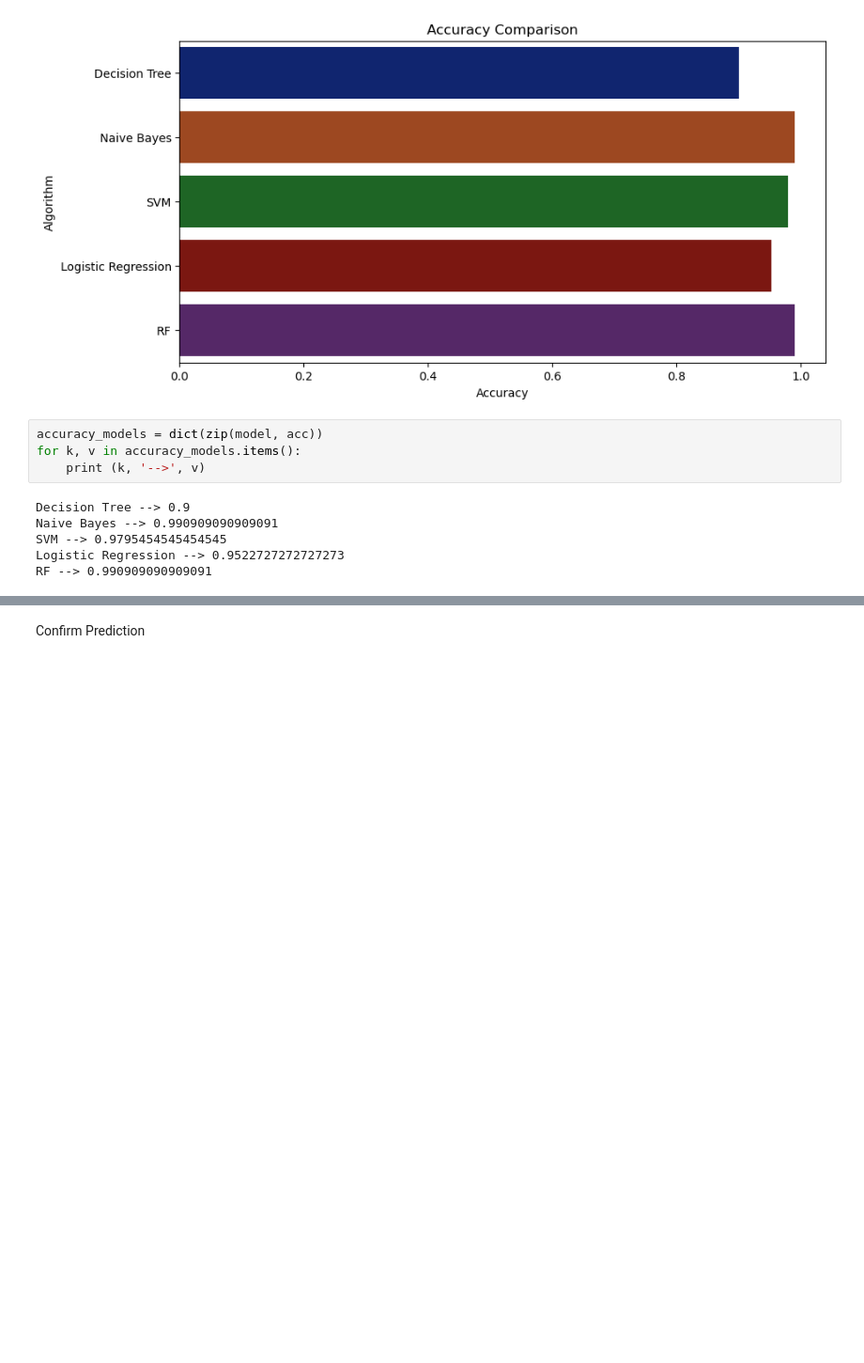
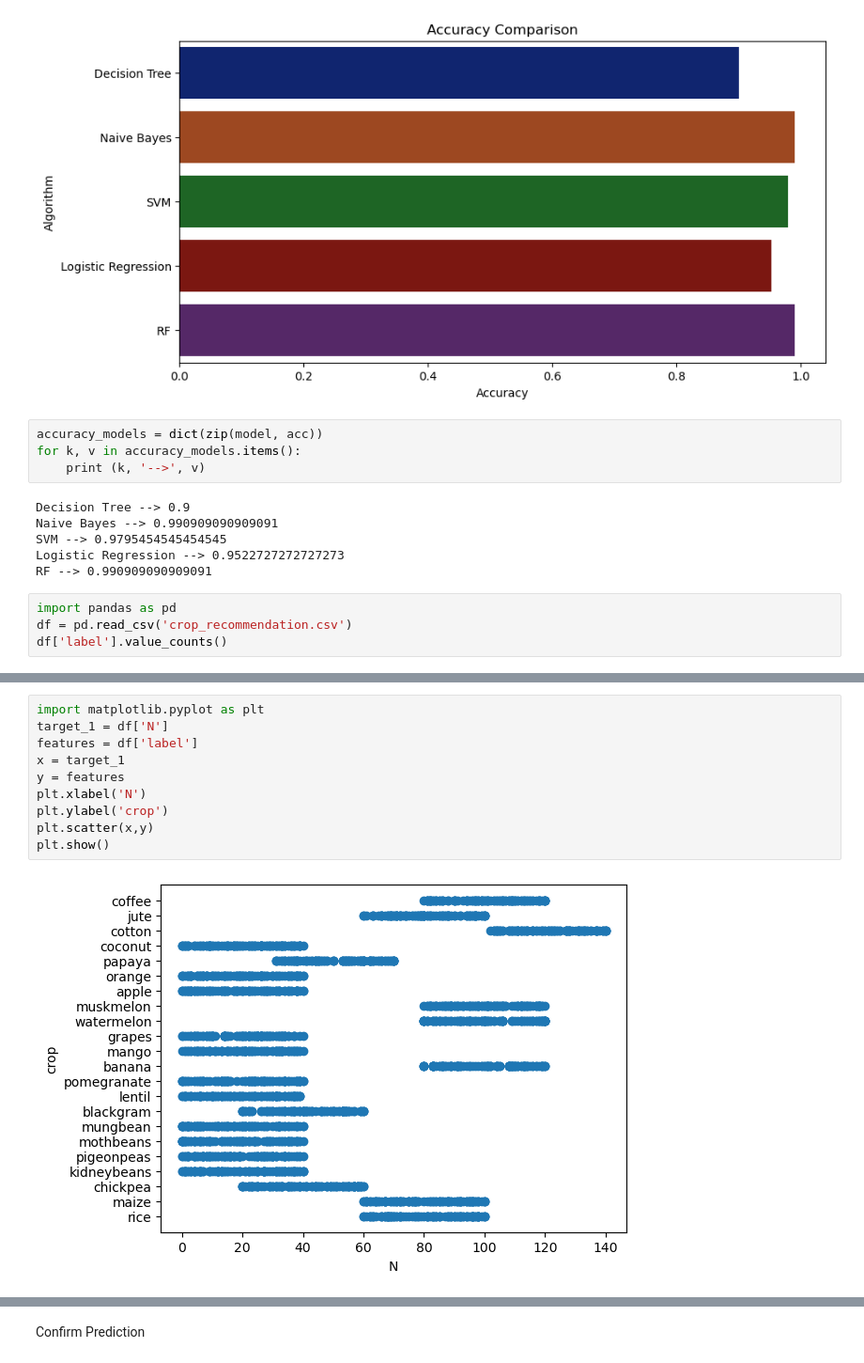
Before and after one commit to velam-varsha/GrowWise, a Jupyter notebook: py/Croprecom.ipynb, the cells around one changed output, grey strips where cells are left out. Shown at 94% size. Cells and saved outputs as stored; diff of their text form; blank space fills up the shorter version.

```diff
--- a/py/Croprecom.ipynb
+++ b/py/Croprecom.ipynb
@@ -349,3 +347,7 @@ Naive Bayes --> 0.990909090909091
 SVM --> 0.9795454545454545
 Logistic Regression --> 0.9522727272727273
 RF --> 0.990909090909091
+# %%
+import pandas as pd
+df = pd.read_csv('crop_recommendation.csv')
+df['label'].value_counts()
@@ -351,0 +372,12 @@ RF --> 0.990909090909091
+# %%
+import matplotlib.pyplot as plt
+target_1 = df['N']
+features = df['label']
+x = target_1
+y = features
+plt.xlabel('N')
+plt.ylabel('crop')
+plt.scatter(x,y)
+plt.show()
+# %% [output]
+[figure, added]
```
Also changed, not shown: parts of 6 cells of this notebook.
